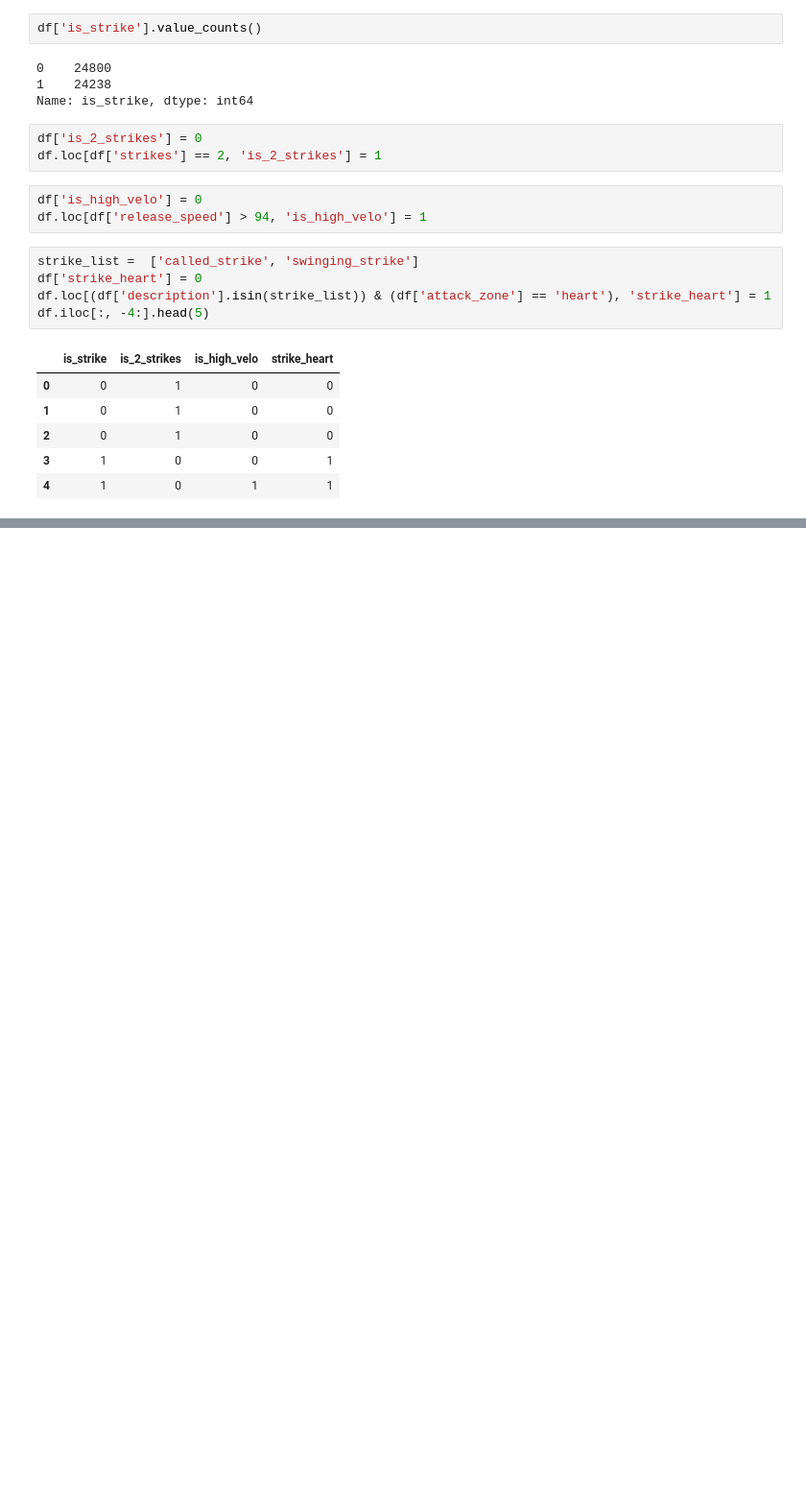
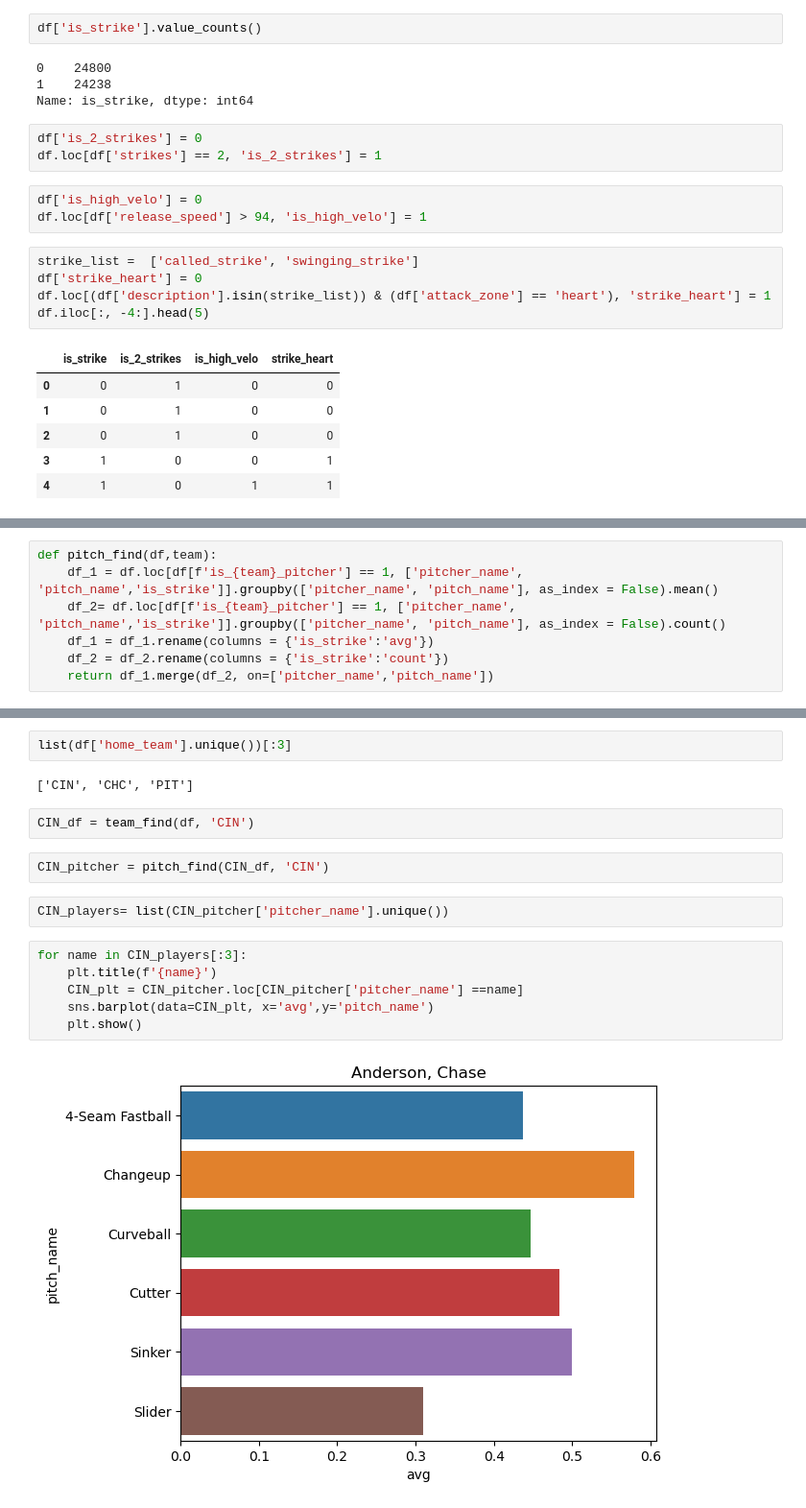
Before and after one commit to DerikVo/Baseball_analysis, a Jupyter notebook: code/reds_analysis.ipynb, the cells around one changed output, grey strips where cells are left out. Shown: that part at 96% size. Drawn from its saved outputs; the diff is of its cells as text; blank space fills up the shorter version.

```diff
--- a/code/reds_analysis.ipynb
+++ b/code/reds_analysis.ipynb
@@ -111 +114,8 @@ list(df['home_team'].unique())[:3]
+# %%
+def pitch_find(df,team):
+    df_1 = df.loc[df[f'is_{team}_pitcher'] == 1, ['pitcher_name', 'pitch_name','is_strike']].groupby(['pitcher_name', 'pitch_name'], as_index = False).mean()
+    df_2= df.loc[df[f'is_{team}_pitcher'] == 1, ['pitcher_name', 'pitch_name','is_strike']].groupby(['pitcher_name', 'pitch_name'], as_index = False).count()
+    df_1 = df_1.rename(columns = {'is_strike':'avg'})
+    df_2 = df_2.rename(columns = {'is_strike':'count'})
+    return df_1.merge(df_2, on=['pitcher_name','pitch_name'])
 # %% [markdown]
@@ -159,0 +123,18 @@ PIT
+# %%
+list(df['home_team'].unique())[:3]
+# %% [output]
+['CIN', 'CHC', 'PIT']
+# %%
+CIN_df = team_find(df, 'CIN')
+# %%
+CIN_pitcher = pitch_find(CIN_df, 'CIN')
+# %%
+CIN_players= list(CIN_pitcher['pitcher_name'].unique())
+# %%
+for name in CIN_players[:3]:
+    plt.title(f'{name}')
+    CIN_plt = CIN_pitcher.loc[CIN_pitcher['pitcher_name'] ==name]
+    sns.barplot(data=CIN_plt, x='avg',y='pitch_name')
+    plt.show()
+# %% [output]
+[figure, added]
```
Also changed, not shown: parts of 9 cells of this notebook.
